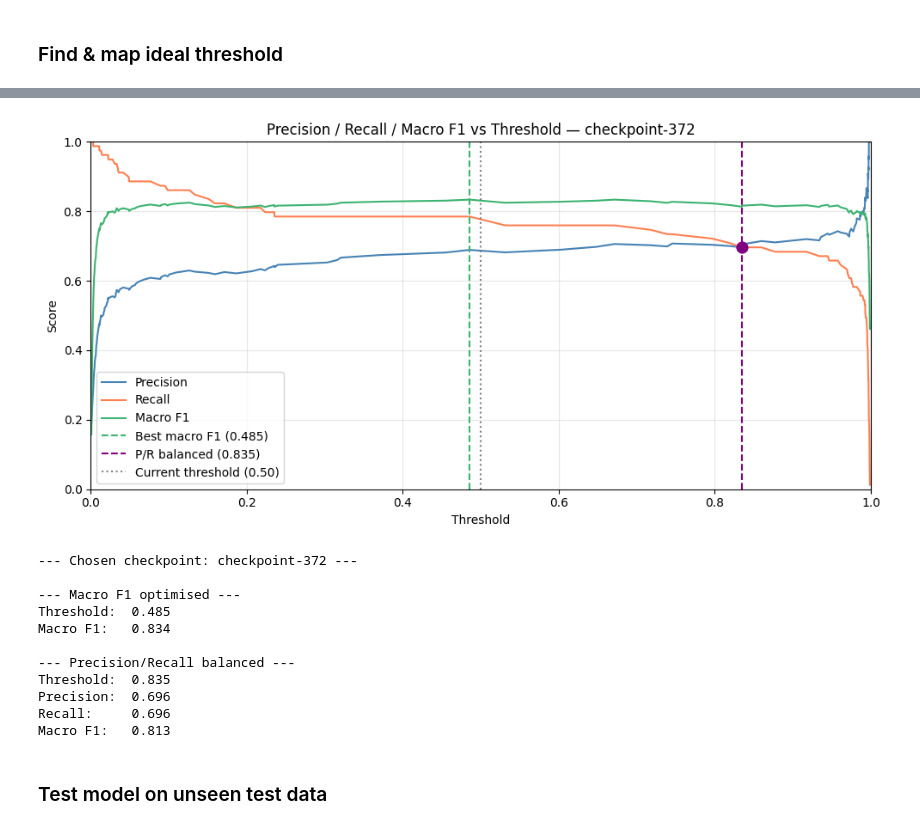
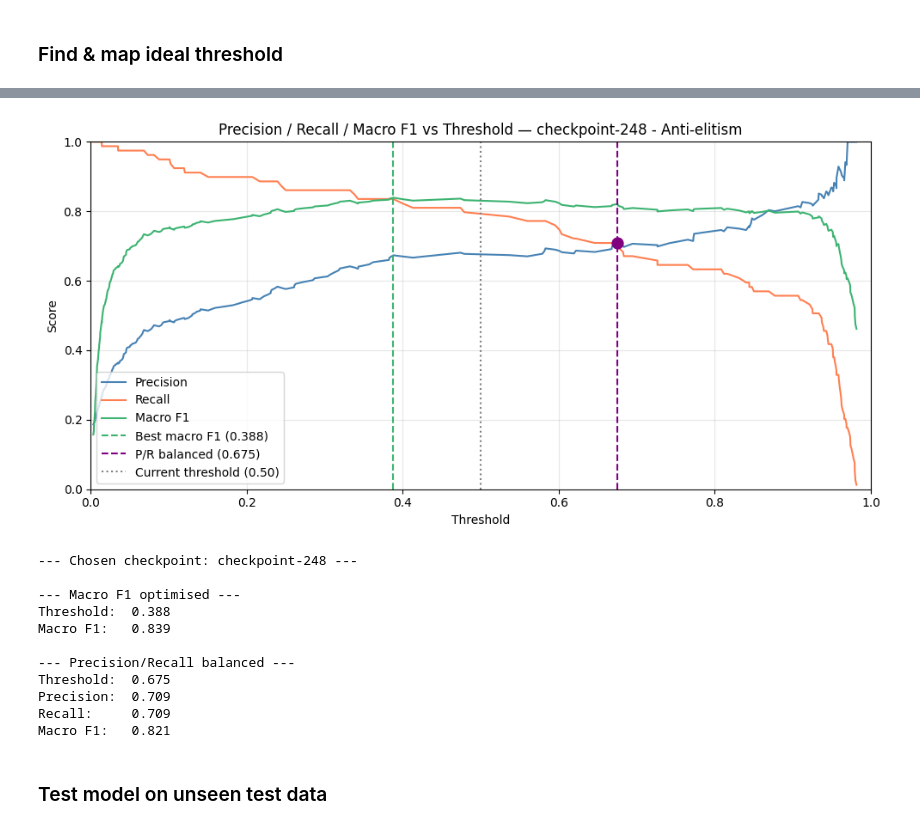
Before and after one commit to gransera/ep_populism_classification, a Jupyter notebook: notebooks/01_training_elite_RoBERTalarge.ipynb, the cells around one changed output, grey strips where cells are left out. Cells and saved outputs as stored; diff of their text form; code cells hidden in the pictures.

Commit message:
Update anti-elitism classifier (roberta-large) results - change to epoch 2

```diff
--- a/notebooks/01_training_elite_RoBERTalarge.ipynb
+++ b/notebooks/01_training_elite_RoBERTalarge.ipynb
@@ -110,7 +111,7 @@ annotations.head()
 # %%
 # Exctract relevant data on anti-elitism
 
-elite_df = annotations[['unique_id', 'speech_id', 'sentence_id', 'sentence', 'anti-elitism']]
+df = annotations[['unique_id', 'speech_id', 'sentence_id', 'sentence', 'anti-elitism']]
 
-elite_df = elite_df.rename(columns={'anti-elitism': 'label'})
+df = df.rename(columns={'anti-elitism': 'label'})
 # %%
@@ -150,7 +151,7 @@ def split_data(
 # Return the three datasets
     return train, dev, test
 
-train, dev, test = split_data(elite_df, seed=SEED)
+train, dev, test = split_data(df, seed=SEED)
 # %%
 print(train['label'].value_counts())
 # %% [output]
@@ -328,7 +329,7 @@ print("Available checkpoints:", checkpoints)
 Available checkpoints: ['checkpoint-248', 'checkpoint-372', 'checkpoint-496']
 # %%
 # Best checkpoint
-chosen_checkpoint = 'checkpoint-372'
+chosen_checkpoint = 'checkpoint-248'
 # %% [markdown]
 ### Find & map ideal threshold
 # %%
@@ -390,46 +391,46 @@ ax.axvline(0.5, color='grey', linestyle=':',
 ax.scatter(best_thresh_balanced, precisions[balanced_idx],
            color='purple', zorder=5, s=80)
 ax.scatter(best_thresh_balanced, recalls[balanced_idx],
            color='purple', zorder=5, s=80)
 ax.set_xlabel('Threshold')
 ax.set_ylabel('Score')
-ax.set_title(f'Precision / Recall / Macro F1 vs Threshold — {chosen_checkpoint}')
+ax.set_title(f'Precision / Recall / Macro F1 vs Threshold — {chosen_checkpoint} - Anti-elitism')
 ax.legend(loc='lower left')
 ax.set_xlim(0, 1)
 ax.set_ylim(0, 1)
 ax.grid(alpha=0.3)
 plt.tight_layout()
 
 # Save
 visuals_folder = base_path / "outputs" / "visuals"
 visuals_folder.mkdir(parents=True, exist_ok=True)
 plt.savefig(visuals_folder / f"threshold_tuning_elite_robertalarge_{chosen_checkpoint}.png",
             dpi=300, bbox_inches='tight')
 plt.show()
 
 # Print summary
 print(f"--- Chosen checkpoint: {chosen_checkpoint} ---")
 print(f"\n--- Macro F1 optimised ---")
 print(f"Threshold:  {best_thresh_f1:.3f}")
 print(f"Macro F1:   {best_f1:.3f}")
 print(f"\n--- Precision/Recall balanced ---")
 print(f"Threshold:  {best_thresh_balanced:.3f}")
 print(f"Precision:  {precisions[balanced_idx]:.3f}")
 print(f"Recall:     {recalls[balanced_idx]:.3f}")
 print(f"Macro F1:   {f1s_macro[balanced_idx]:.3f}")
 # %% [output]
-[figure, old version]
+[figure, new version]
---- Chosen checkpoint: checkpoint-372 ---
+--- Chosen checkpoint: checkpoint-248 ---
 
 --- Macro F1 optimised ---
-Threshold:  0.485
-Macro F1:   0.834
+Threshold:  0.388
+Macro F1:   0.839
 
 --- Precision/Recall balanced ---
-Threshold:  0.835
-Precision:  0.696
-Recall:     0.696
-Macro F1:   0.813
+Threshold:  0.675
+Precision:  0.709
+Recall:     0.709
+Macro F1:   0.821
 # %% [markdown]
 ### Test model on unseen test data
 # %%
```
Also changed, not shown: parts of 10 cells of this notebook, 1 other file.
